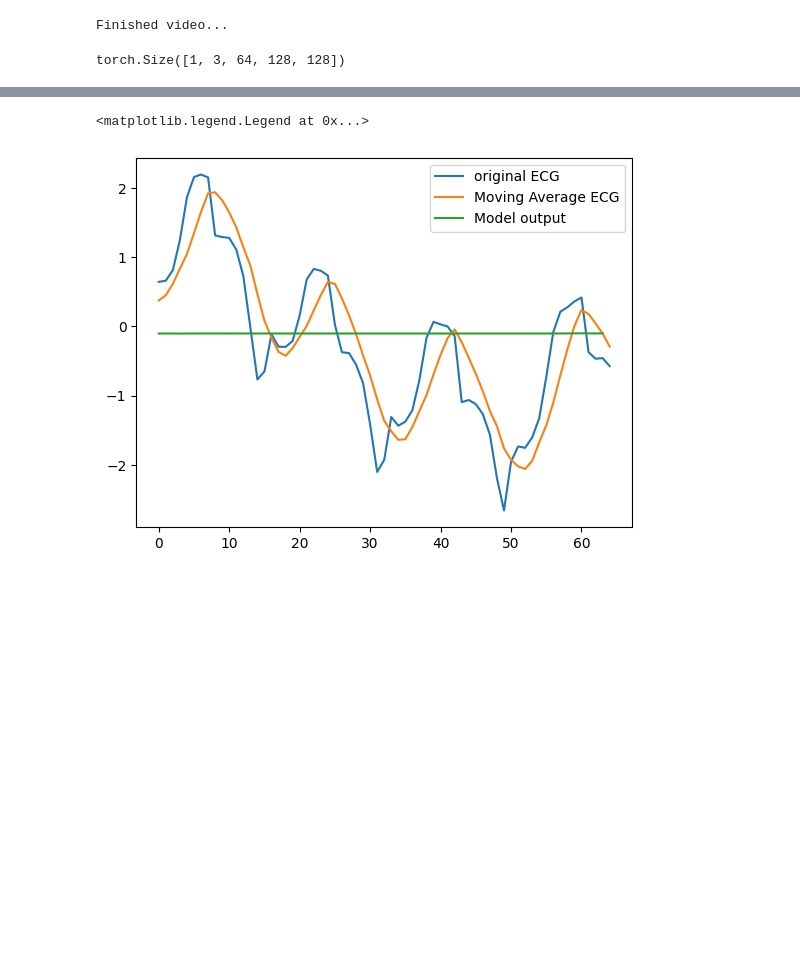
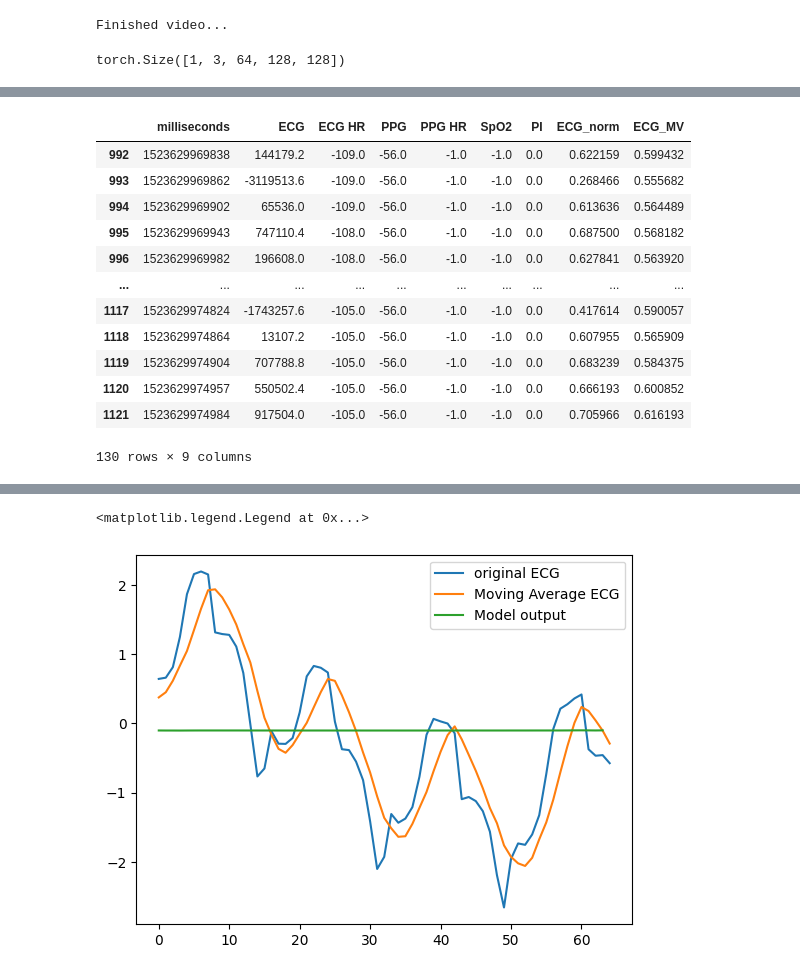
Before and after one commit to s180820/Eulerian_Magnificaiton, a Jupyter notebook: Code/Dev_notebooks/test_model.ipynb, the cells around one changed output, grey strips where cells are left out. Cells and saved outputs as stored; diff of their text form; code cells hidden in the pictures; blank space fills up the shorter version.

```diff
--- a/Code/Dev_notebooks/test_model.ipynb
+++ b/Code/Dev_notebooks/test_model.ipynb
@@ -122,0 +195,17 @@ def moving_average(series, window_size=5):
+# %%
+ecg = pd.read_csv(ecg_path)
+#ecg
+# %% [output]
+|  | milliseconds | ECG | ECG HR | PPG | PPG HR | SpO2 | PI | ECG_norm | ECG_MV |
+| 992 | 1523629969838 | 144179.2 | -109.0 | -56.0 | -1.0 | -1.0 | 0.0 | 0.622159 | 0.599432 |
+| 993 | 1523629969862 | -3119513.6 | -109.0 | -56.0 | -1.0 | -1.0 | 0.0 | 0.268466 | 0.555682 |
+| 994 | 1523629969902 | 65536.0 | -109.0 | -56.0 | -1.0 | -1.0 | 0.0 | 0.613636 | 0.564489 |
+| 995 | 1523629969943 | 747110.4 | -108.0 | -56.0 | -1.0 | -1.0 | 0.0 | 0.687500 | 0.568182 |
+| 996 | 1523629969982 | 196608.0 | -108.0 | -56.0 | -1.0 | -1.0 | 0.0 | 0.627841 | 0.563920 |
+| ... | ... | ... | ... | ... | ... | ... | ... | ... | ... |
+| 1117 | 1523629974824 | -1743257.6 | -105.0 | -56.0 | -1.0 | -1.0 | 0.0 | 0.417614 | 0.590057 |
+| 1118 | 1523629974864 | 13107.2 | -105.0 | -56.0 | -1.0 | -1.0 | 0.0 | 0.607955 | 0.565909 |
+| 1119 | 1523629974904 | 707788.8 | -105.0 | -56.0 | -1.0 | -1.0 | 0.0 | 0.683239 | 0.584375 |
+| 1120 | 1523629974957 | 550502.4 | -105.0 | -56.0 | -1.0 | -1.0 | 0.0 | 0.666193 | 0.600852 |
+| 1121 | 1523629974984 | 917504.0 | -105.0 | -56.0 | -1.0 | -1.0 | 0.0 | 0.705966 | 0.616193 |
+130 rows × 9 columns
```
Also changed, not shown: parts of 9 cells of this notebook, 2 other files.
